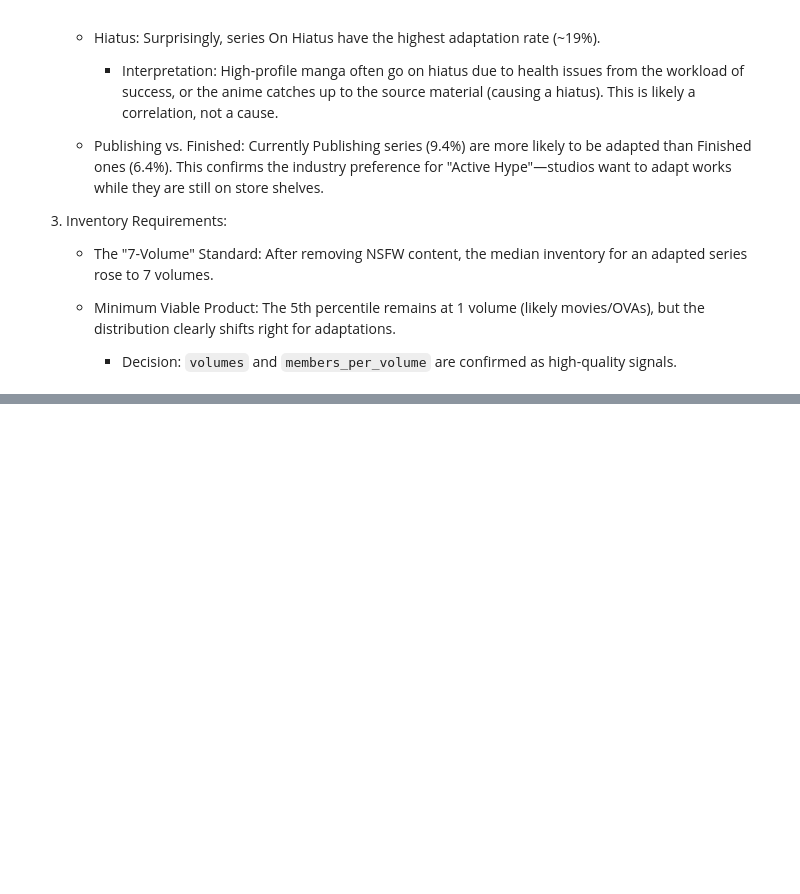
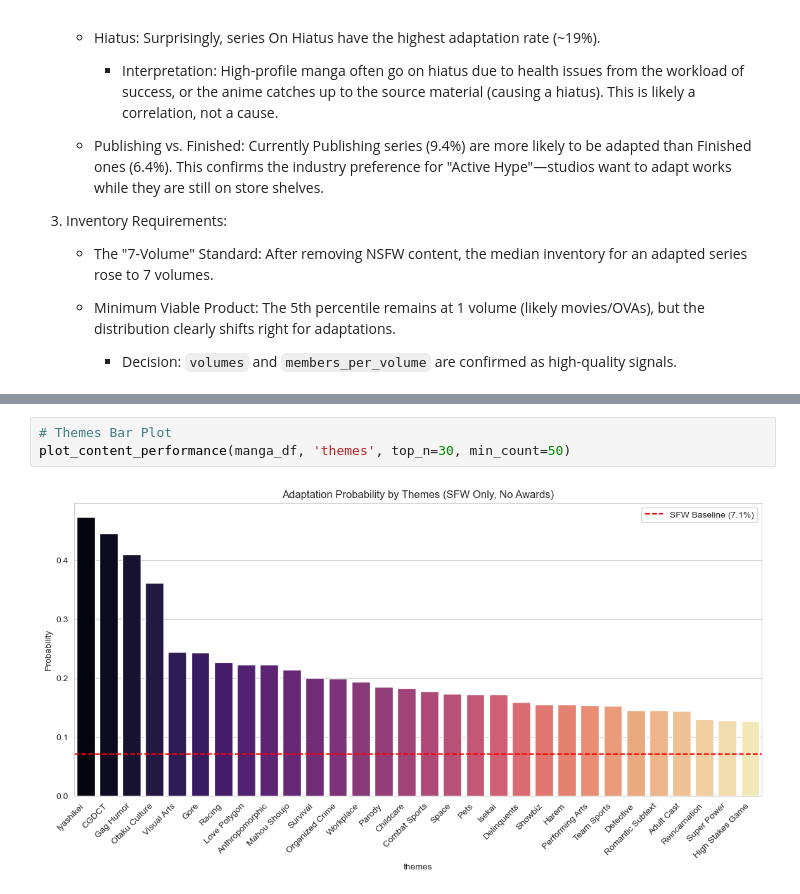
Before and after one commit to kennethyyoung/MyAnimeList_Manga_Analysis, a Jupyter notebook: notebooks/analysis.ipynb, the cells around one changed output, grey strips where cells are left out. Saved outputs shown, nothing was run; the diff lists cells and outputs as text; blank space fills up the shorter version.

```diff
--- a/notebooks/analysis.ipynb
+++ b/notebooks/analysis.ipynb
@@ -981,0 +1089,5 @@ Minimum Viable Length (5th Percentile): 1.0 volumes
+# %%
+# Themes Bar Plot
+plot_content_performance(manga_df, 'themes', top_n=30, min_count=50)
+# %% [output]
+[figure, added]
```
Also changed, not shown: parts of 27 cells of this notebook.
